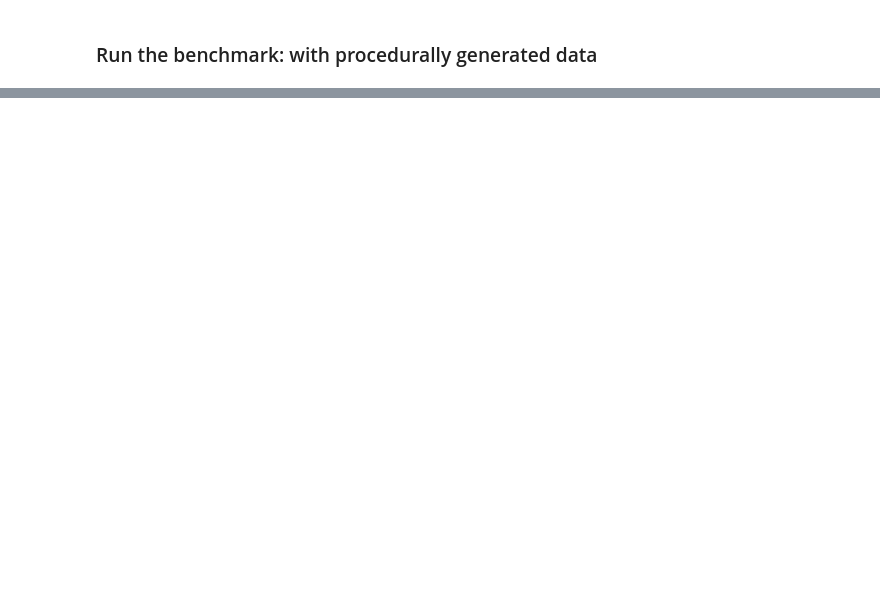
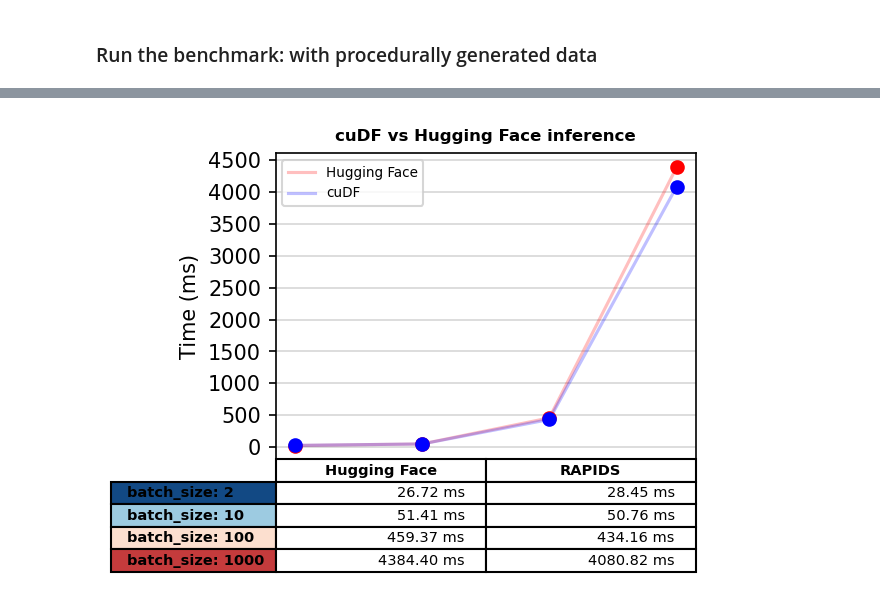
Before and after one commit to ertkonuk/rapids-examples, a Jupyter notebook: rapids_triton_example/triton_client_benchmarks.ipynb, the cells around one changed output, grey strips where cells are left out. Drawn from its saved outputs; the diff is of its cells as text; code cells hidden in the pictures; blank space fills up the shorter version.

```diff
--- a/rapids_triton_example/triton_client_benchmarks.ipynb
+++ b/rapids_triton_example/triton_client_benchmarks.ipynb
@@ -342,0 +462,8 @@ for name, time_buffer in results.items():
+# %%
+value_range = np.arange(0, 5000, 500)
+plotdata_inf = np.concatenate((huggingface_inf_times, rapids_inf_times), axis=1)
+title = 'cuDF vs Hugging Face inference'
+columns = ('Hugging Face', 'RAPIDS')
+plot_results(plotdata_inf, num_seqs, value_range, title, columns, legend, figsize=(4,3))
+# %% [output]
+[figure, added]
```
Also changed, not shown: parts of 15 cells of this notebook, 2 other files.
